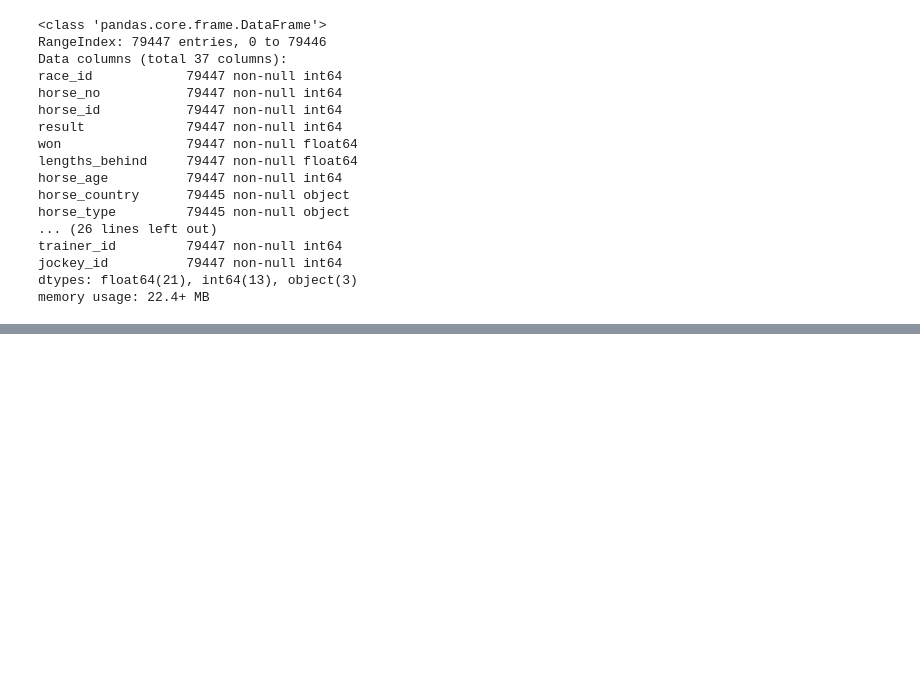
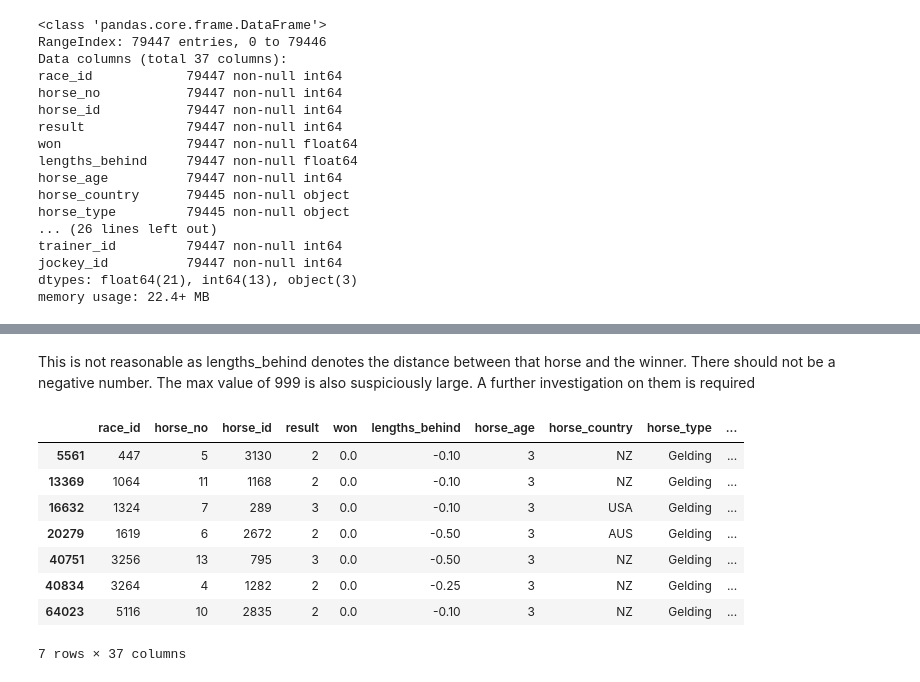
Before and after one commit to ricky-return42/horserace, a Jupyter notebook: Runs_EDA.ipynb, the cells around one changed output, grey strips where cells are left out. Cells and saved outputs as stored; diff of their text form; code cells hidden in the pictures; blank space fills up the shorter version.

```diff
--- a/Runs_EDA.ipynb
+++ b/Runs_EDA.ipynb
@@ -34,0 +65,16 @@ memory usage: 22.4+ MB
+# %% [markdown]
+This is not reasonable as lengths_behind denotes the distance between that horse and the winner. There should not be a negative number. The max value of 999 is also suspiciously large. A further investigation on them is required
+# %%
+# There are 7 cases with -ve lengths_behind. They all have a result of 2 and 3. They will be further compared
+# with the relevant race winners
+run[run.lengths_behind<0]
+# %% [output]
+|  | race_id | horse_no | horse_id | result | won | lengths_behind | horse_age | horse_country | horse_type | ... |
+| 5561 | 447 | 5 | 3130 | 2 | 0.0 | -0.10 | 3 | NZ | Gelding | ... |
+| 13369 | 1064 | 11 | 1168 | 2 | 0.0 | -0.10 | 3 | NZ | Gelding | ... |
+| 16632 | 1324 | 7 | 289 | 3 | 0.0 | -0.10 | 3 | USA | Gelding | ... |
+| 20279 | 1619 | 6 | 2672 | 2 | 0.0 | -0.50 | 3 | AUS | Gelding | ... |
+| 40751 | 3256 | 13 | 795 | 3 | 0.0 | -0.50 | 3 | NZ | Gelding | ... |
+| 40834 | 3264 | 4 | 1282 | 2 | 0.0 | -0.25 | 3 | NZ | Gelding | ... |
+| 64023 | 5116 | 10 | 2835 | 2 | 0.0 | -0.10 | 3 | NZ | Gelding | ... |
+7 rows × 37 columns
```
Also changed, not shown: parts of 15 cells of this notebook, 1 other file.
